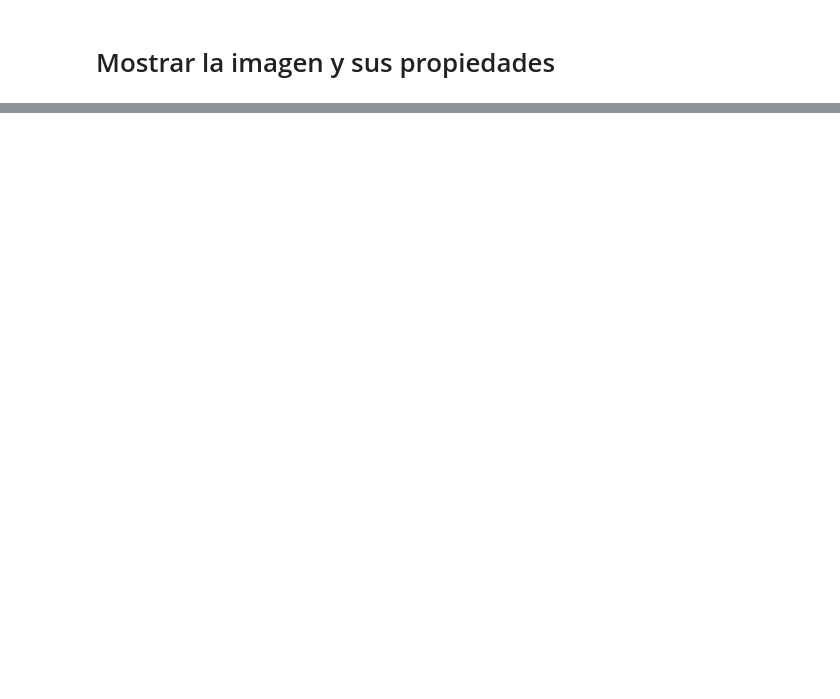
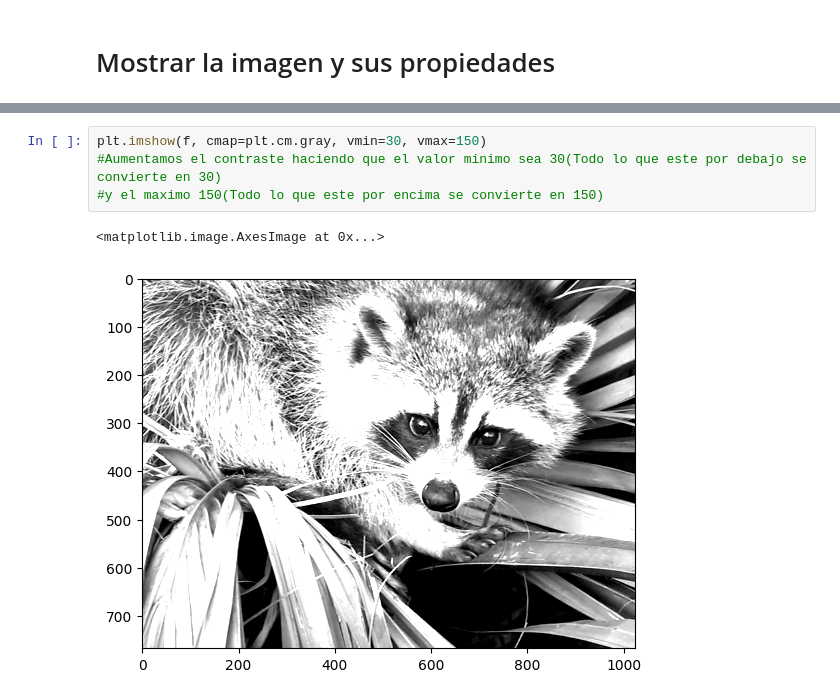
Before and after one commit to Arownsis/Procesamiento-Imagenes, a Jupyter notebook: Manipulacion y procesado con NumPy y SciPy/Notas.ipynb, the cells around one changed output, grey strips where cells are left out. Drawn from its saved outputs; the diff is of its cells as text; blank space fills up the shorter version.

```diff
--- a/Manipulacion y procesado con NumPy y SciPy/Notas.ipynb
+++ b/Manipulacion y procesado con NumPy y SciPy/Notas.ipynb
@@ -11,0 +34,7 @@ ImportError: Missing optional dependency 'pooch' required for scipy.datasets mod
+# %%
+plt.imshow(f, cmap=plt.cm.gray, vmin=30, vmax=150)
+#Aumentamos el contraste haciendo que el valor minimo sea 30(Todo lo que este por debajo se convierte en 30)
+#y el maximo 150(Todo lo que este por encima se convierte en 150)
+# %% [output]
+<matplotlib.image.AxesImage at 0x...>
+[figure, added]
```
Also changed, not shown: parts of 12 cells of this notebook.
